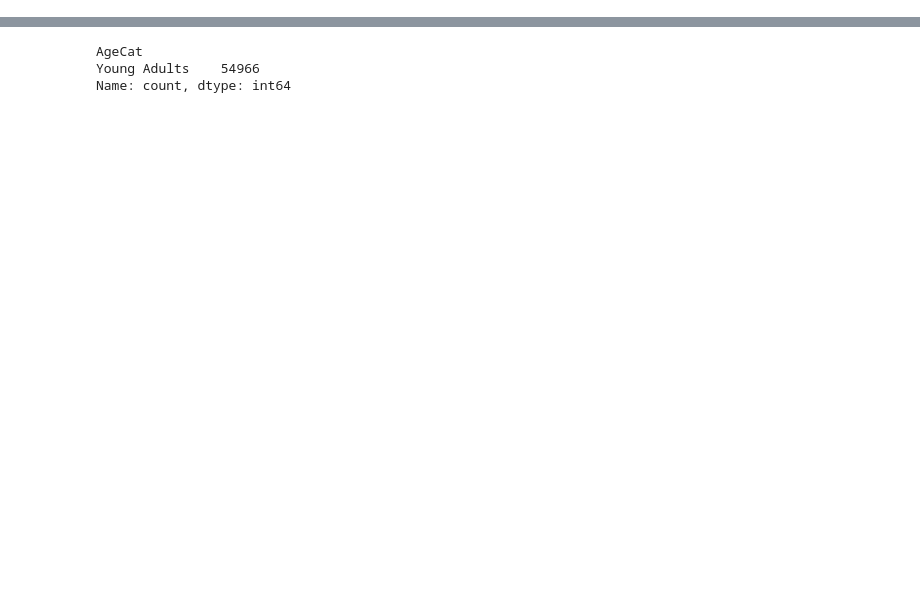
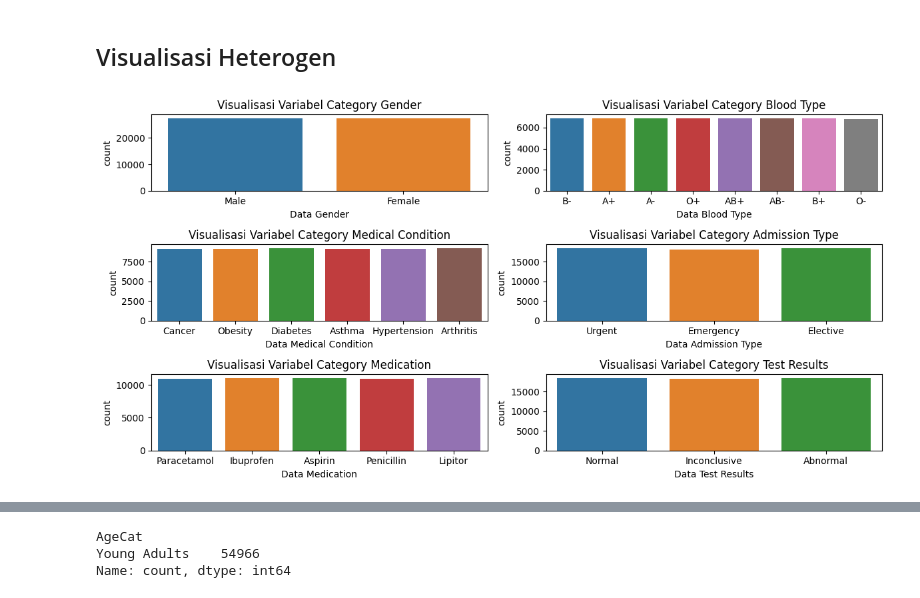
Before and after one commit to Angga-Ramda-Ramadhan/MedCheckProject, a Jupyter notebook: Modelling/Eksploratory.ipynb, the cells around one changed output, grey strips where cells are left out. Drawn from its saved outputs; the diff is of its cells as text; code cells hidden in the pictures; blank space fills up the shorter version.

Commit message:
chore/1/EDA: Update Progress EDA, Split Data into Homo and Hetero

```diff
--- a/Modelling/Eksploratory.ipynb
+++ b/Modelling/Eksploratory.ipynb
@@ -40,0 +66,3 @@ memory usage: 6.3+ MB
+# %%
+data_cat = data.select_dtypes(exclude=['number'])
+data_cat
@@ -40,0 +83,5 @@ memory usage: 6.3+ MB
+# %%
+#Dropping Unnecesarry Columns
+list_2_drop = ['Name', 'Date of Admission', 'Doctor', 'Hospital', 'Insurance Provider', 'Discharge Date']
+data_cat = data_cat.drop(list_2_drop, axis=1)
+data_cat
@@ -40,0 +102,6 @@ memory usage: 6.3+ MB
+# %% [markdown]
+## Visualisasi Heterogen
+# %%
+explor.visualcount(data_cat, 2, 3)
+# %% [output]
+[figure, added]
```
Also changed, not shown: parts of 13 cells of this notebook, 2 other files.
